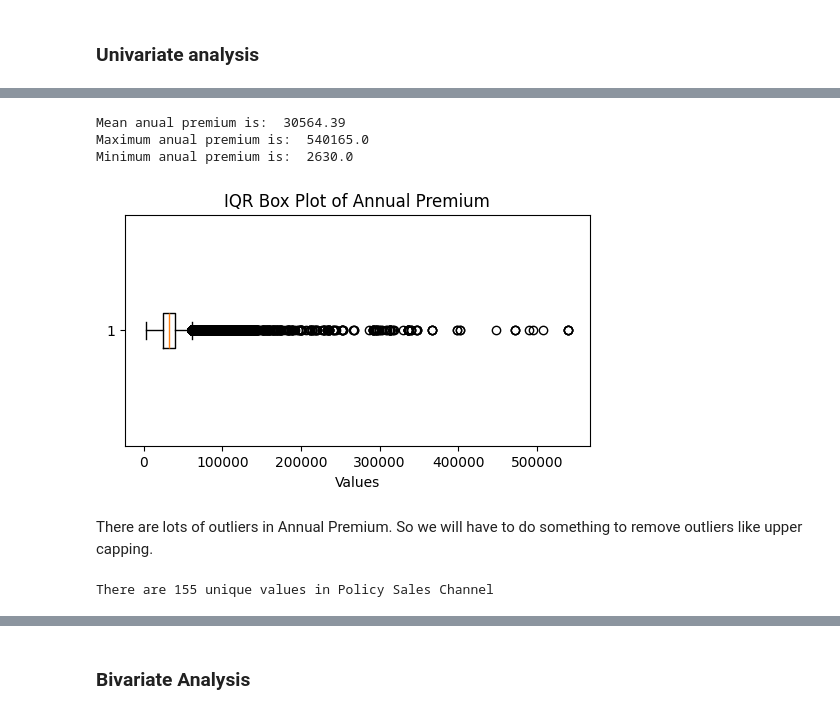
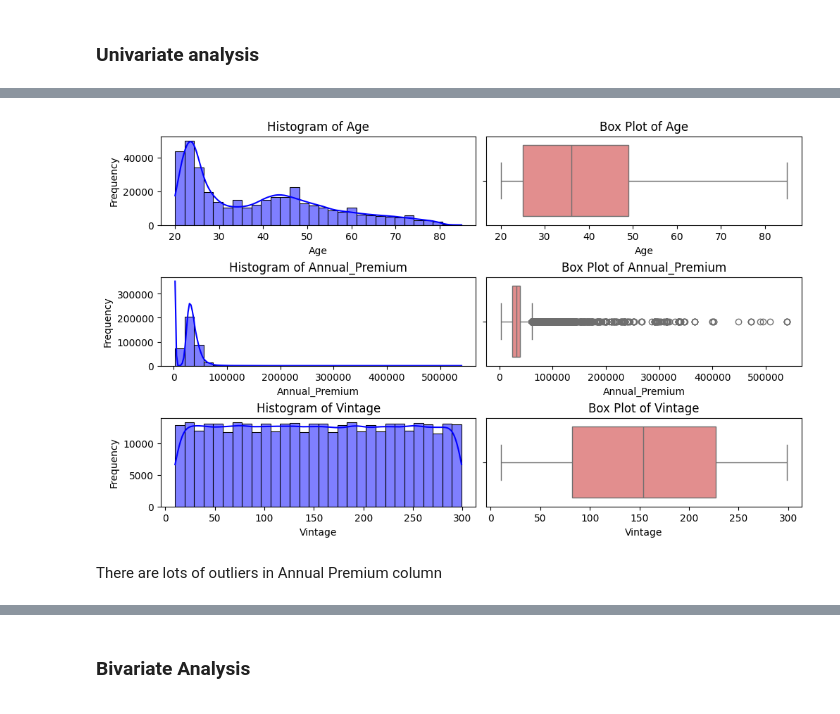
Before and after one commit to YashMasane/InsurePredict-Customer-Conversion-Insights, a Jupyter notebook: Notebooks/experiments.ipynb, the cells around one changed output, grey strips where cells are left out. Drawn from its saved outputs; the diff is of its cells as text; code cells hidden in the pictures.

```diff
--- a/Notebooks/experiments.ipynb
+++ b/Notebooks/experiments.ipynb
@@ -260,26 +185,27 @@ plt.show()
-# %%
-# average, minimum and maximum Annual_Premium
-avg_annual_premium = round(sum(df['Annual_Premium'])/len(df['Annual_Premium']), 2)
-print('Mean anual premium is: ',avg_annual_premium)
-print('Maximum anual premium is: ', max(df['Annual_Premium']))
-print('Minimum anual premium is: ', min(df['Annual_Premium']))
-# %% [output]
-Mean anual premium is:  30564.39
-Maximum anual premium is:  540165.0
-Minimum anual premium is:  2630.0
-# %%
-# Boxplot for annual premium
-plt.boxplot(df['Annual_Premium'], vert=False)
-plt.title("IQR Box Plot of Annual Premium")
-plt.xlabel("Values")
-plt.show()
-# %% [output]
-[figure, removed]
+# %%
+# Create a grid of 3 rows and 2 columns
+n_rows = len(numerical_columns)
+n_cols = 2
+
+# Set figure size
+fig, axes = plt.subplots(n_rows, n_cols, figsize=(10, 6), constrained_layout=True)
+
+# Iterate over numerical columns to plot
+for i, col in enumerate(numerical_columns):
+    # Histogram
+    sns.histplot(df[col], bins=30, kde=True, ax=axes[i, 0], color='blue', edgecolor='black')
+    axes[i, 0].set_title(f'Histogram of {col}')
+    axes[i, 0].set_xlabel(col)
+    axes[i, 0].set_ylabel('Frequency')
+
+    # Box plot
+    sns.boxplot(data=df, x=col, ax=axes[i, 1], color='lightcoral')
+    axes[i, 1].set_title(f'Box Plot of {col}')
+    axes[i, 1].set_xlabel(col)
+
+# Display the plots
+plt.show()
+# %% [output]
+[figure, added]
 # %% [markdown]
-There are lots of outliers in Annual Premium. So we will have to do something to remove outliers like upper capping.
+There are lots of outliers in Annual Premium column
-# %%
-# Policy_Sales_Channel
-
-print(f"There are {df['Policy_Sales_Channel'].nunique()} unique values in Policy Sales Channel")
-# %% [output]
-There are 155 unique values in Policy Sales Channel
```
Also changed, not shown: parts of 38 cells of this notebook.
